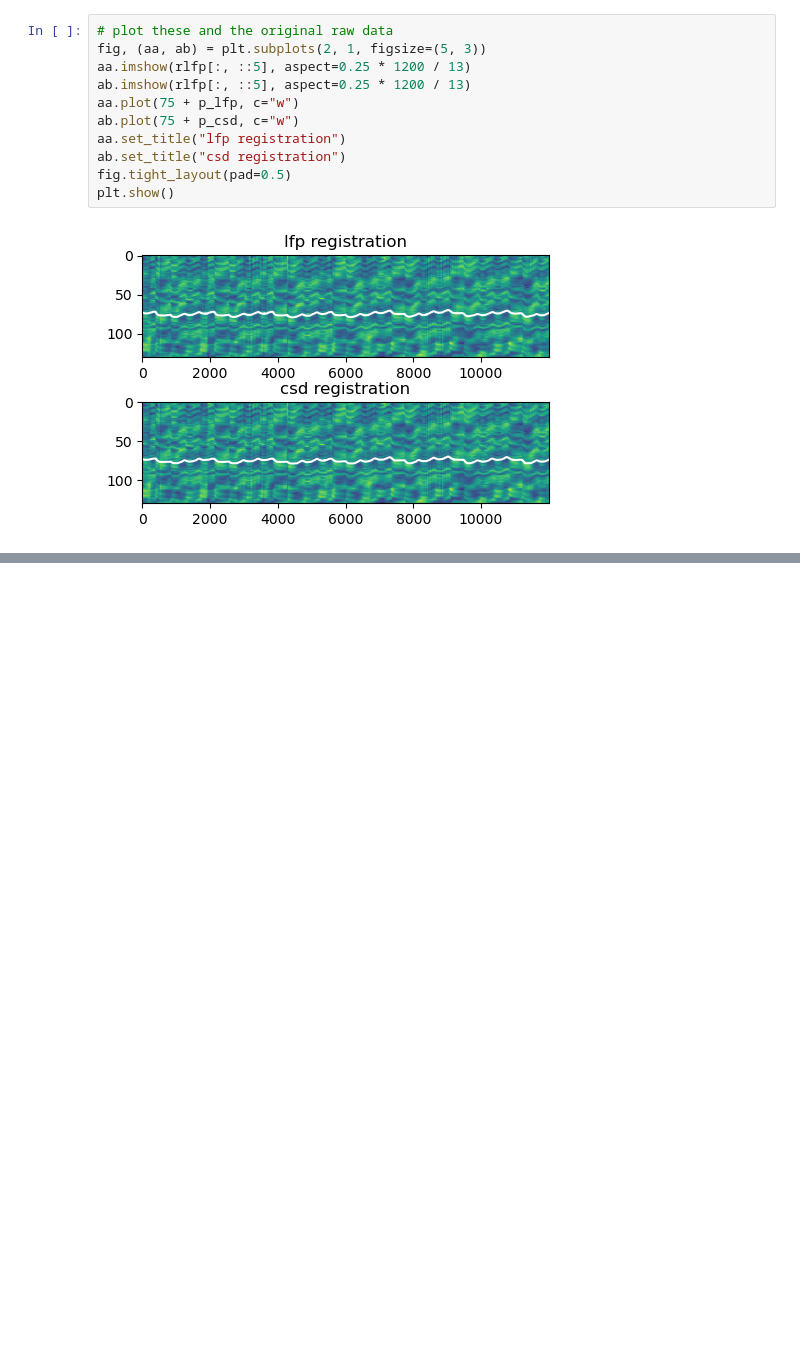
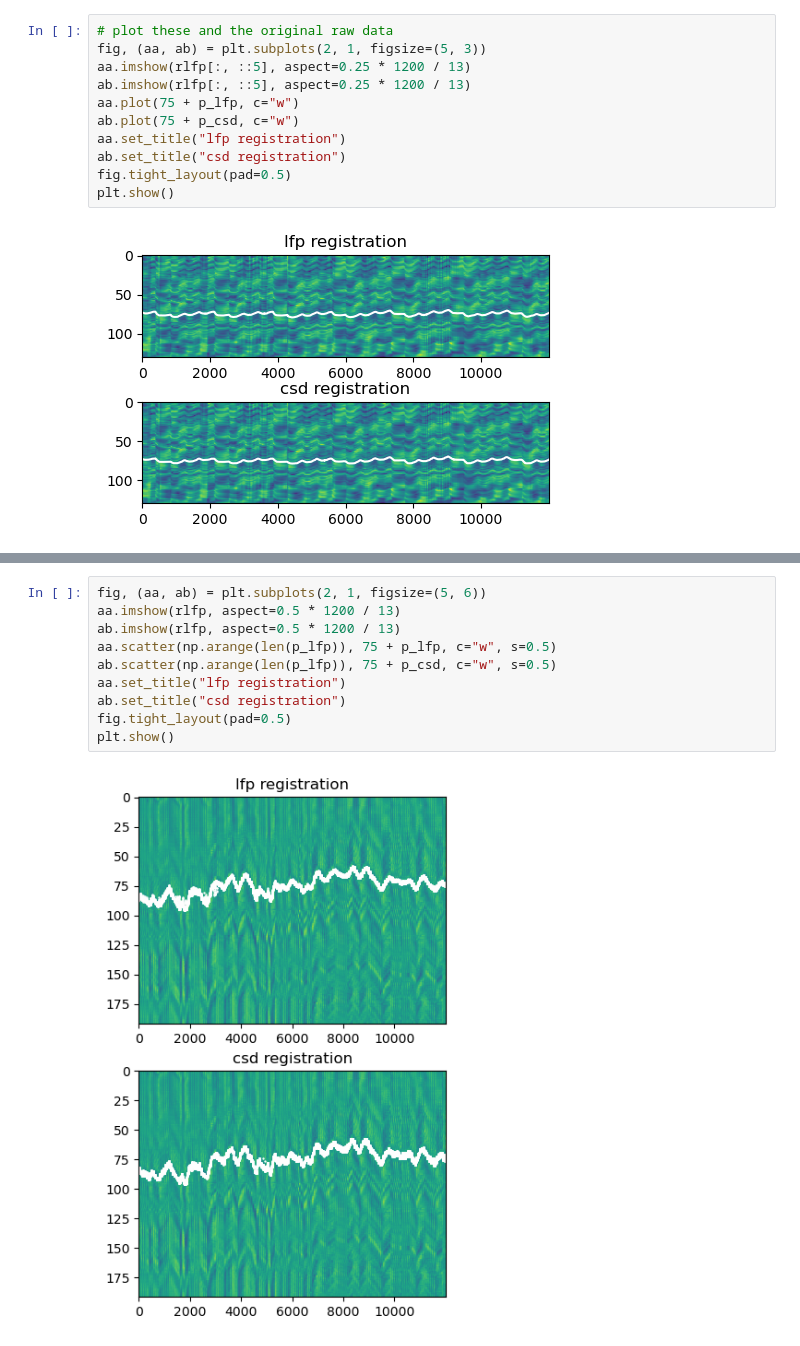
Before and after one commit to evarol/dredge, a Jupyter notebook: python/demo.ipynb, the cells around one changed output, grey strips where cells are left out. Drawn from its saved outputs; the diff is of its cells as text; blank space fills up the shorter version.

```diff
--- a/python/demo.ipynb
+++ b/python/demo.ipynb
@@ -63,0 +107,12 @@ plt.show()
+# %%
+fig, (aa, ab) = plt.subplots(2, 1, figsize=(5, 6))
+aa.imshow(rlfp, aspect=0.5 * 1200 / 13)
+ab.imshow(rlfp, aspect=0.5 * 1200 / 13)
+aa.scatter(np.arange(len(p_lfp)), 75 + p_lfp, c="w", s=0.5)
+ab.scatter(np.arange(len(p_lfp)), 75 + p_csd, c="w", s=0.5)
+aa.set_title("lfp registration")
+ab.set_title("csd registration")
+fig.tight_layout(pad=0.5)
+plt.show()
+# %% [output]
+[figure, added]
```
Also changed, not shown: parts of 11 cells of this notebook.
